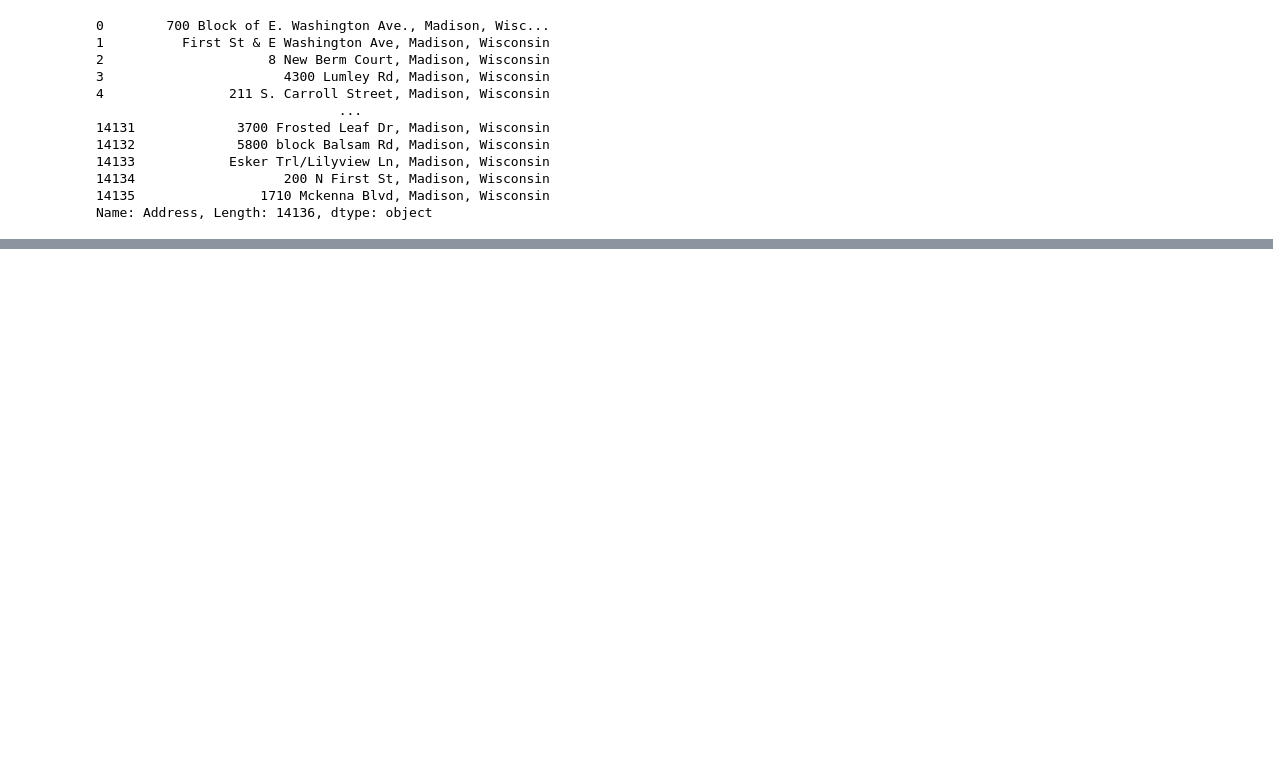
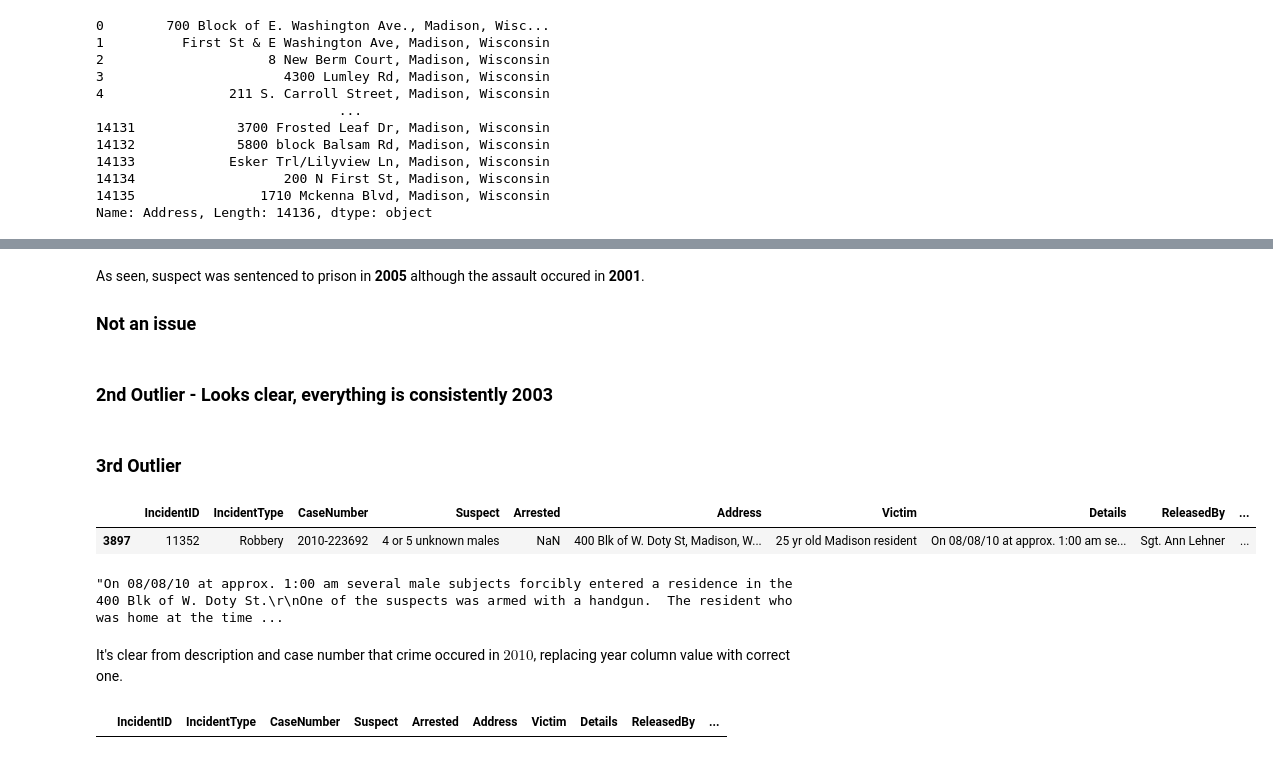
Before and after one commit to AGoyal0512/CS298, a Jupyter notebook: PoliceCleaning.ipynb, the cells around one changed output, grey strips where cells are left out. Drawn from its saved outputs; the diff is of its cells as text; code cells hidden in the pictures; blank space fills up the shorter version.

```diff
--- a/PoliceCleaning.ipynb
+++ b/PoliceCleaning.ipynb
@@ -155,0 +213,20 @@ df
+# %% [markdown]
+As seen, suspect was sentenced to prison in **2005** although the assault occured in **2001**.
+
+### Not an issue
+# %% [markdown]
+### 2nd Outlier - Looks clear, everything is consistently 2003
+# %% [markdown]
+### 3rd Outlier
+# %%
+df_out = df[df['IncidentID'] == 11352]
+df_out
+# %% [output]
+|  | IncidentID | IncidentType | CaseNumber | Suspect | Arrested | Address | Victim | Details | ReleasedBy | ... |
+| 3897 | 11352 | Robbery | 2010-223692 | 4 or 5 unknown males | NaN | 400 Blk of W. Doty St, Madison, W... | 25 yr old Madison resident | On 08/08/10 at approx. 1:00 am se... | Sgt. Ann Lehner | ... |
+# %%
+df_out['Details'][3897]
+# %% [output]
+"On 08/08/10 at approx. 1:00 am several male subjects forcibly entered a residence in the 400 Blk of W. Doty St.\r\nOne of the suspects was armed with a handgun.  The resident who was home at the time ...
+# %% [markdown]
+It's clear from description and case number that crime occured in $2010$, replacing year column value with correct one.
@@ -155,0 +235,4 @@ df
+# %%
+df[df['Year'] == 1962]
+# %% [output]
+|  | IncidentID | IncidentType | CaseNumber | Suspect | Arrested | Address | Victim | Details | ReleasedBy | ... |
```
Also changed, not shown: parts of 40 cells of this notebook.
